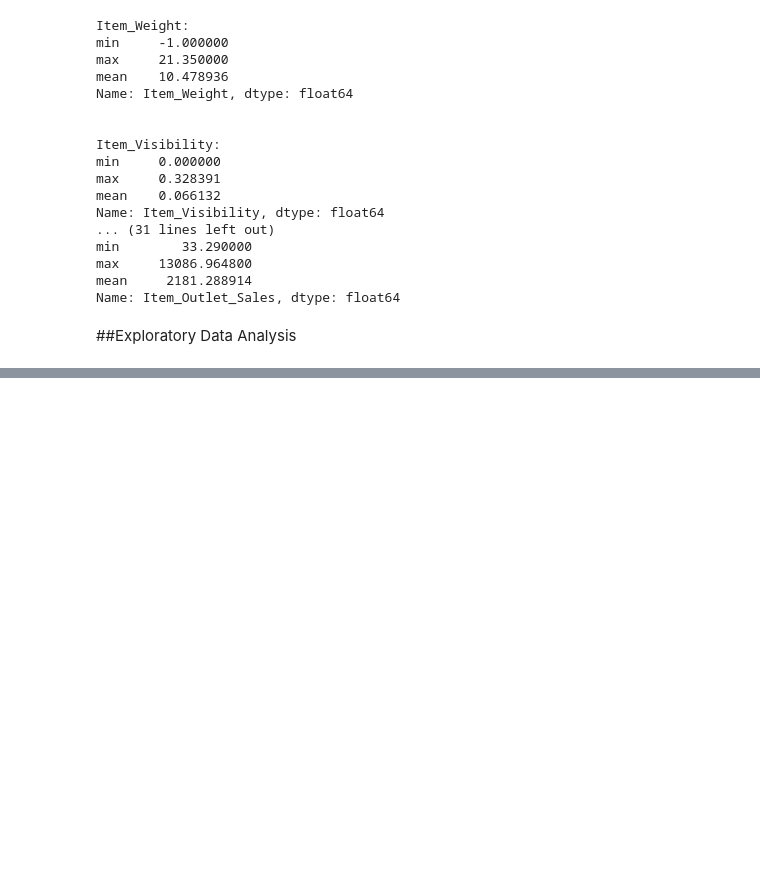
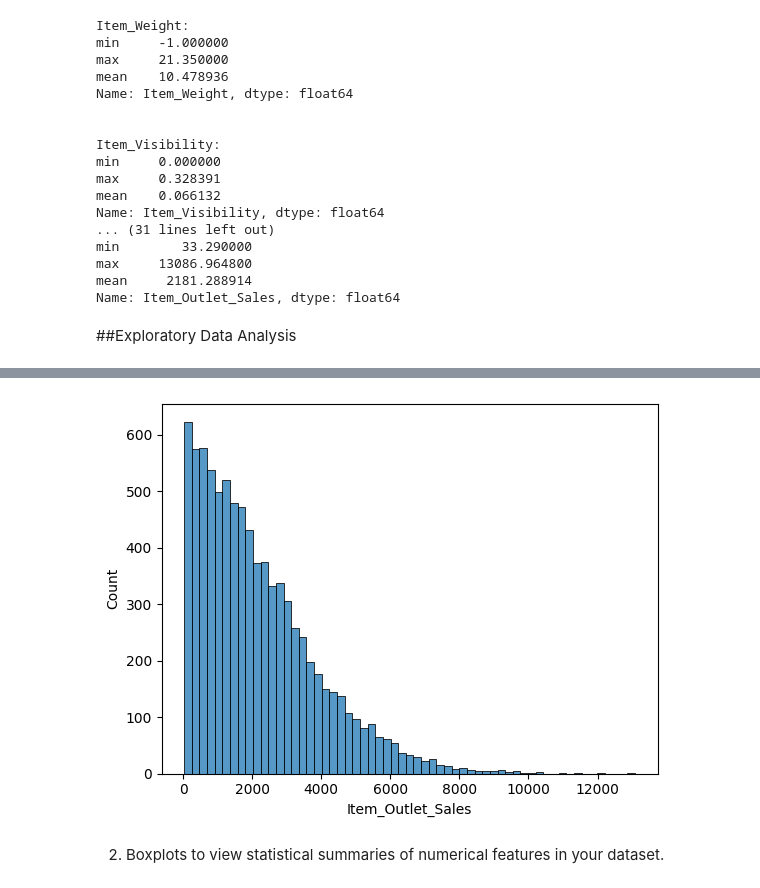
Before and after one commit to FiyonaK/Prediction-of-Product-Sales, a Jupyter notebook: Project_1_Part_3_(Core).ipynb, the cells around one changed output, grey strips where cells are left out. Saved outputs shown, nothing was run; the diff lists cells and outputs as text; code cells hidden in the pictures; blank space fills up the shorter version.

```diff
--- a/Project_1_Part_3_(Core).ipynb
+++ b/Project_1_Part_3_(Core).ipynb
@@ -289,0 +325,6 @@ Name: Item_Outlet_Sales, dtype: float64
+# %%
+ax = sns.histplot(data=df_sales, x='Item_Outlet_Sales')
+# %% [output]
+[figure, added]
+# %% [markdown]
+2. Boxplots to view statistical summaries of numerical features in your dataset.
```
Also changed, not shown: parts of 19 cells of this notebook.
